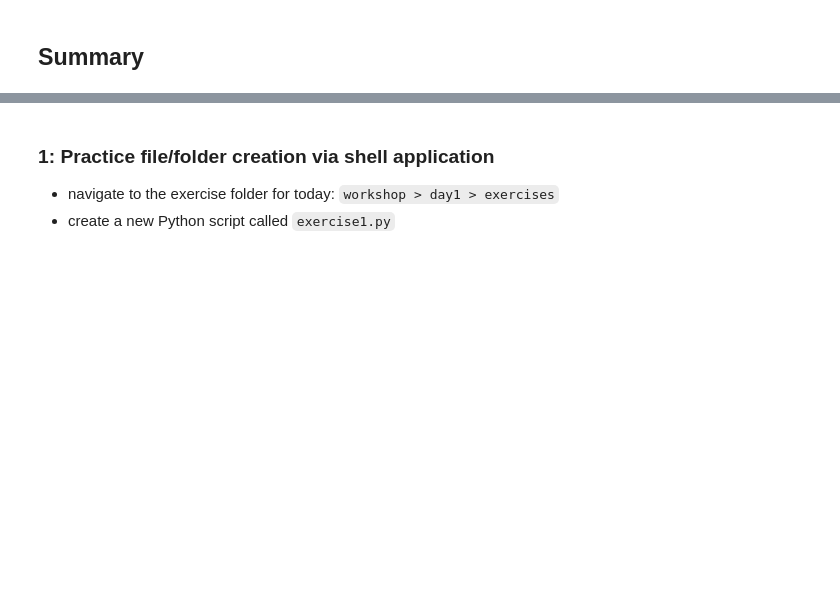
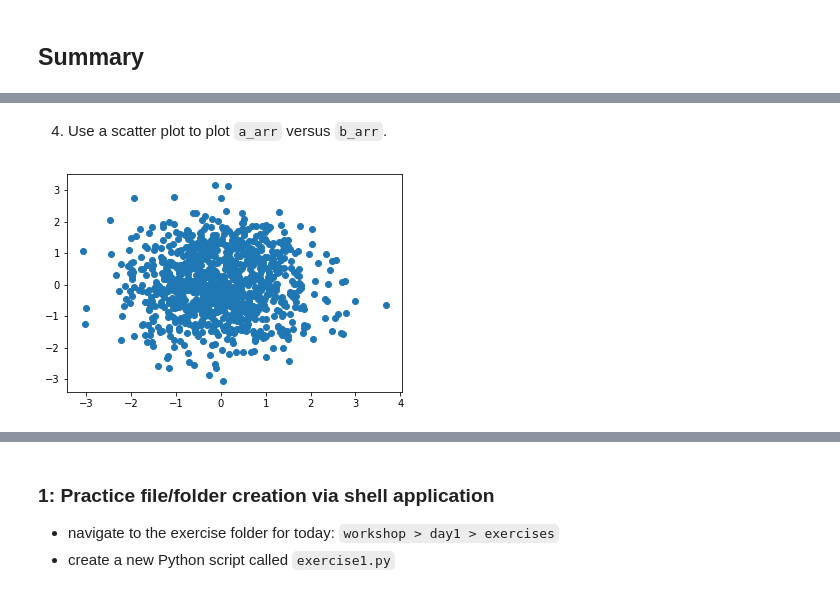
Before and after one commit to mohammadbashiri/MPI-python-workshop-march2019, a Jupyter notebook: Day1/day1_exercises.ipynb, the cells around one changed output, grey strips where cells are left out. Saved outputs shown, nothing was run; the diff lists cells and outputs as text; code cells hidden in the pictures; blank space fills up the shorter version.

```diff
--- a/Day1/day1_exercises.ipynb
+++ b/Day1/day1_exercises.ipynb
@@ -29,0 +623,6 @@ Some notes:
+# %% [markdown]
+4) Use a scatter plot to plot `a_arr` versus `b_arr`.
+# %%
+plt.scatter(a_arr, b_arr);
+# %% [output]
+[figure, added]
```
Also changed, not shown: parts of 230 cells of this notebook.
